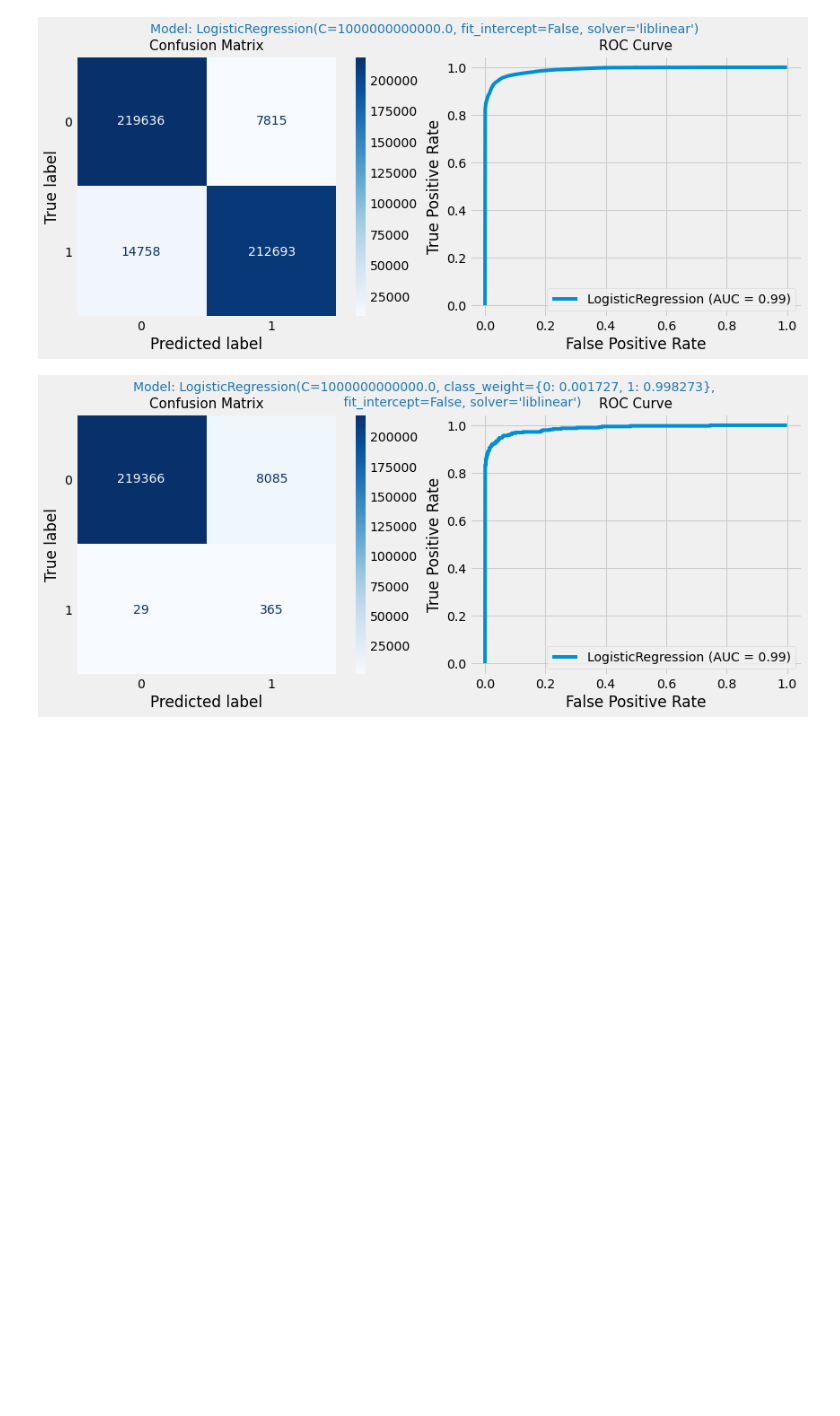
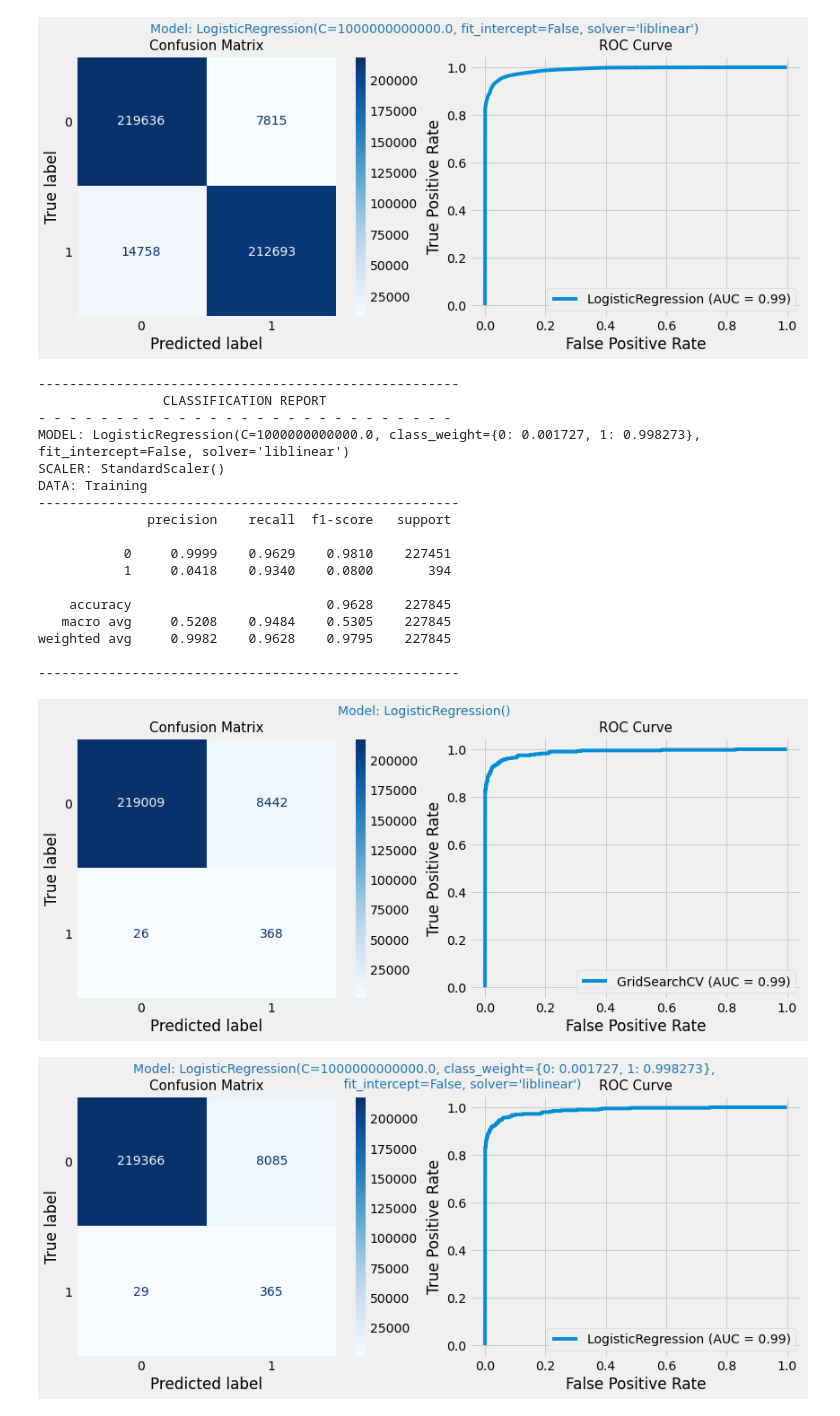
Before and after one commit to AgathaZareth/Class-Imbalance-Problems---Lab, a Jupyter notebook: index.ipynb, the cells around one changed output. Saved outputs shown, nothing was run; the diff lists cells and outputs as text; code cells hidden in the pictures; blank space fills up the shorter version.

```diff
--- a/index.ipynb
+++ b/index.ipynb
@@ -547,6 +547,39 @@ check_model(logreg, class_imbalance_method='SMOTE')
 # set a model with adjusted class_weight dict
 logreg_cw = LogisticRegression(fit_intercept=False, C=1e12, solver='liblinear',
                                 class_weight={0: round(data[target].value_counts(normalize=True)[1],6), 1: round(data[target].value_counts(normalize=True)[0],6)})
+# %%
+# compare with below 'old' function
+
+zero_weight = round(data[target].value_counts(normalize=True)[1],6)
+one_weight = round(data[target].value_counts(normalize=True)[0],6)
+weights = {0: zero_weight, 1: one_weight}
+
+model = LogisticRegression()
+pipe_grid_param_dict = {'model__fit_intercept':[False],
+                        'model__C':[1e12],
+                        'model__solver': ['liblinear'],
+                        'model__class_weight':[weights, None]}
+
+test_check_model(model, pipe_grid_param_dict, show_plots=True)
+# %% [output]
+------------------------------------------------------
+                CLASSIFICATION REPORT
+- - - - - - - - - - - - - - - - - - - - - - - - - - -
+MODEL: LogisticRegression(C=1000000000000.0, class_weight={0: 0.001727, 1: 0.998273}, fit_intercept=False, solver='liblinear')
+SCALER: StandardScaler()
+DATA: Training
+------------------------------------------------------
+              precision    recall  f1-score   support
+
+           0     0.9999    0.9629    0.9810    227451
+           1     0.0418    0.9340    0.0800       394
+
+    accuracy                         0.9628    227845
+   macro avg     0.5208    0.9484    0.5305    227845
+weighted avg     0.9982    0.9628    0.9795    227845
+
+------------------------------------------------------
+[figure, added]
 # %%
 check_model(logreg_cw)
 # %% [output]
```
Also changed, not shown: parts of 4 cells of this notebook.
